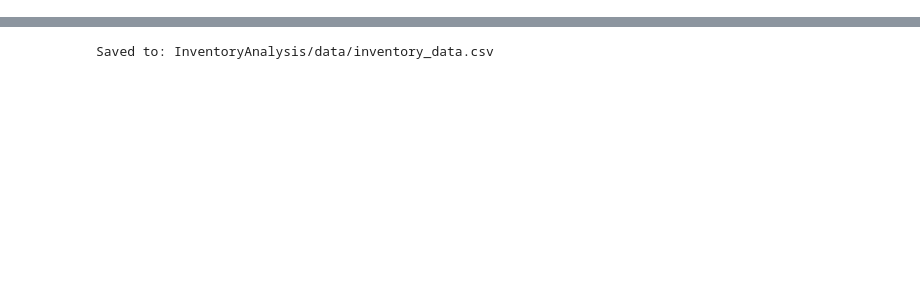
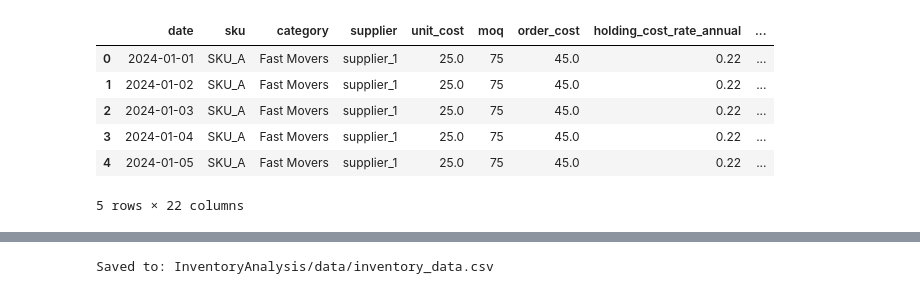
Before and after one commit to junijun/data-analytics-portfolio, a Jupyter notebook: InventoryAnalysis/notebooks/inventory_analysis.ipynb, the cells around one changed output, grey strips where cells are left out. Drawn from its saved outputs; the diff is of its cells as text; code cells hidden in the pictures; blank space fills up the shorter version.

```diff
--- a/InventoryAnalysis/notebooks/inventory_analysis.ipynb
+++ b/InventoryAnalysis/notebooks/inventory_analysis.ipynb
@@ -93,0 +238,13 @@ df.head()
+# %%
+df["lost_sales_value"] = df["lost_sales"] * df["unit_cost"]
+df["inventory_value"] = df["inventory_level"] * df["unit_cost"]
+
+df.head()
+# %% [output]
+|  | date | sku | category | supplier | unit_cost | moq | order_cost | holding_cost_rate_annual | ... |
+| 0 | 2024-01-01 | SKU_A | Fast Movers | supplier_1 | 25.0 | 75 | 45.0 | 0.22 | ... |
+| 1 | 2024-01-02 | SKU_A | Fast Movers | supplier_1 | 25.0 | 75 | 45.0 | 0.22 | ... |
+| 2 | 2024-01-03 | SKU_A | Fast Movers | supplier_1 | 25.0 | 75 | 45.0 | 0.22 | ... |
+| 3 | 2024-01-04 | SKU_A | Fast Movers | supplier_1 | 25.0 | 75 | 45.0 | 0.22 | ... |
+| 4 | 2024-01-05 | SKU_A | Fast Movers | supplier_1 | 25.0 | 75 | 45.0 | 0.22 | ... |
+5 rows × 22 columns
```
Also changed, not shown: parts of 47 cells of this notebook, 1 other file.
